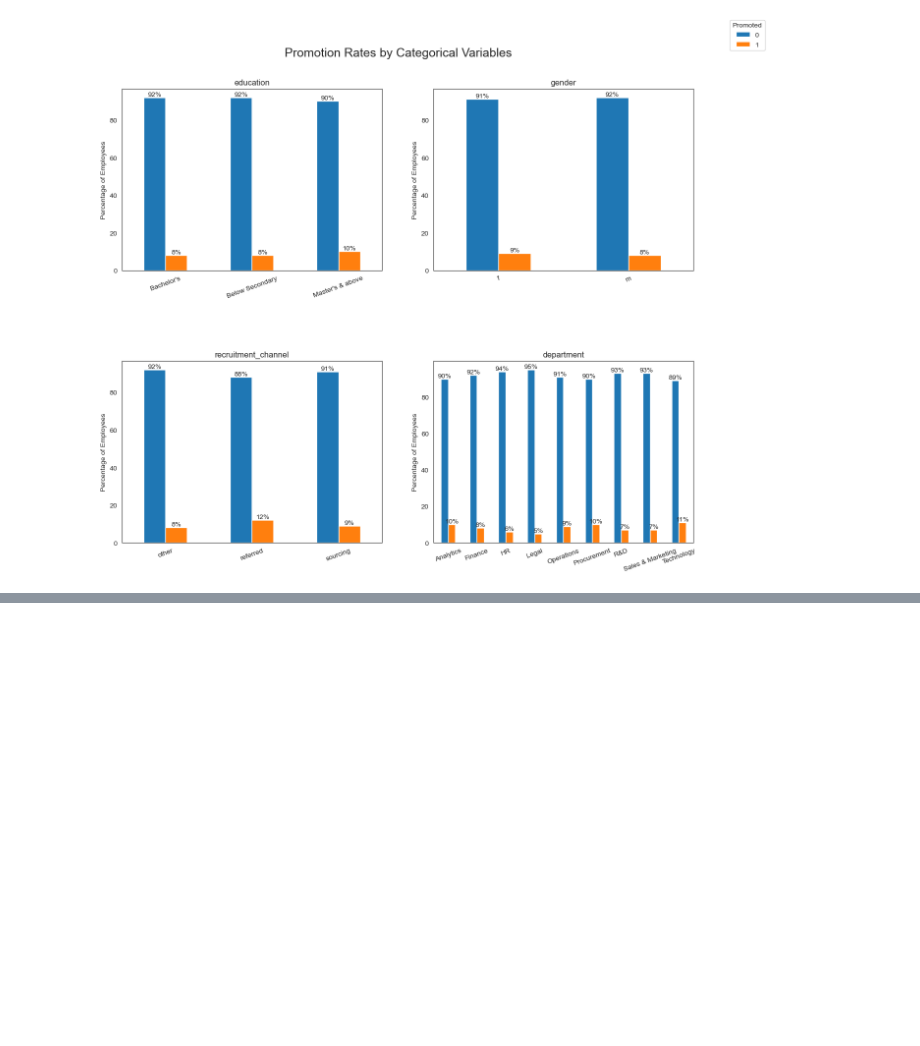
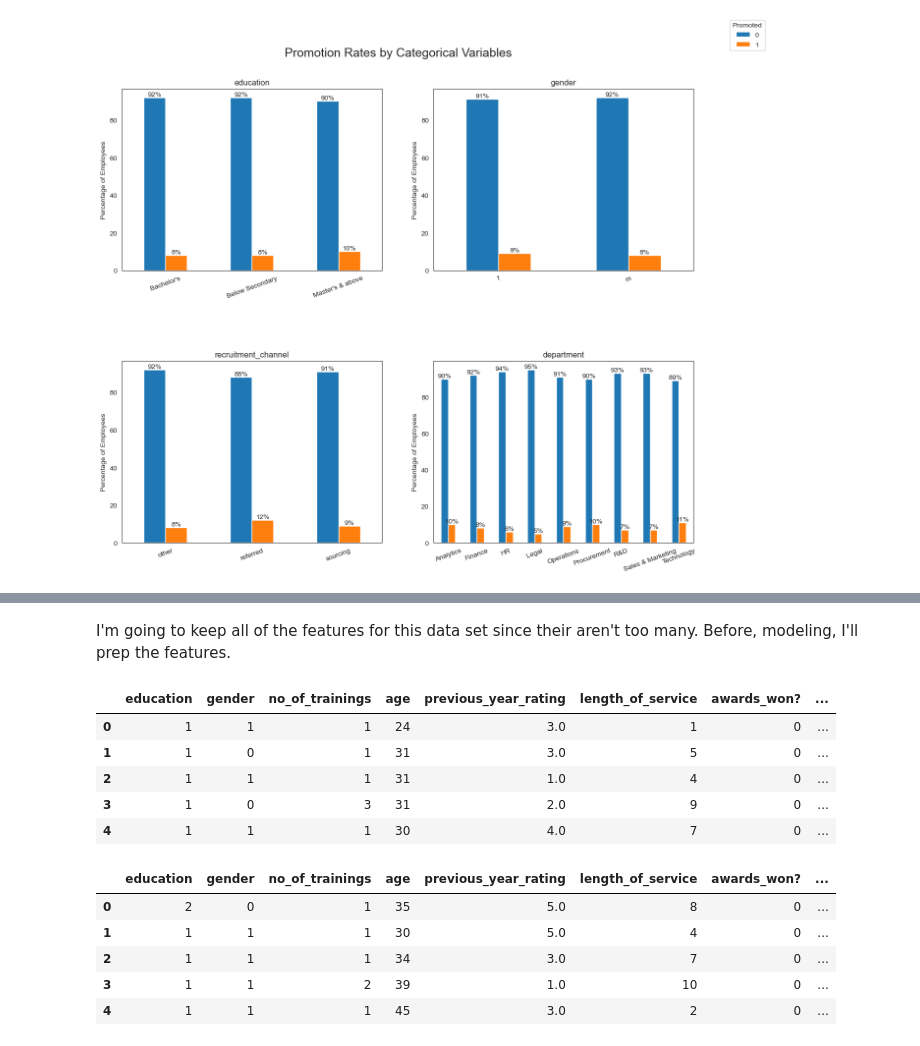
Before and after one commit to mlpost/Data-Projects, a Jupyter notebook: Kaggle HR Analytics/Predicting Promotions/predictingPromos.ipynb, the cells around one changed output, grey strips where cells are left out. Saved outputs shown, nothing was run; the diff lists cells and outputs as text; code cells hidden in the pictures; blank space fills up the shorter version.

```diff
--- a/Kaggle HR Analytics/Predicting Promotions/predictingPromos.ipynb
+++ b/Kaggle HR Analytics/Predicting Promotions/predictingPromos.ipynb
@@ -337,0 +340,17 @@ plt.show();
+# %%
+train_clean = train.copy()
+train_clean['has_rating'] = train_clean['previous_year_rating'].apply(lambda x: 0 if pd.isnull(x) else 1)
+train_clean['has_education'] = train_clean['previous_year_rating'].apply(lambda x: 0 if pd.isnull(x) else 1)
+test_clean = test.copy()
+
+imputer1 = SimpleImputer(strategy='median')
+imputer2 = SimpleImputer(strategy = 'most_frequent')
+
+train_clean['previous_year_rating'] = imputer1.fit_transform(train_clean[['previous_year_rating']])
+test_clean['previous_year_rating'] = imputer1.transform(test_clean[['previous_year_rating']])
+
+train_clean['education'] = imputer2.fit_transform(train_clean[['education']])
+test_clean['education'] = imputer2.transform(test_clean[['education']])
+
+train_clean.info()
+test_clean.info()
@@ -337,0 +375,36 @@ plt.show();
+# %% [markdown]
+I'm going to keep all of the features for this data set since their aren't too many. Before, modeling, I'll prep the features.
+# %%
+#Create dummy variables
+train_dummies = train_clean.copy()
+train_dummies['gender'] = train_dummies['gender'].apply(lambda x: 1 if x == 'm' else 0)
+train_dummies['education'] = train_dummies['education'].apply(lambda x: 0 if x == 'Below Secondary' else
+                                                                        1 if x == "Bachelor's"
+                                                                        else 2)
+#one-hot encoding
+train_dummies = pd.get_dummies(train_dummies, columns=['recruitment_channel', 'department', 'region'], drop_first=True)
+
+#Create dummy variables
+test_dummies = test_clean.copy()
+test_dummies['gender'] = test_dummies['gender'].apply(lambda x: 1 if x == 'm' else 0)
+test_dummies['education'] = test_dummies['education'].apply(lambda x: 0 if x == 'Below Secondary' else
+                                                                        1 if x == "Bachelor's"
+                                                                        else 2)
+#one-hot encoding
+test_dummies = pd.get_dummies(test_dummies, columns=['recruitment_channel', 'department', 'region'], drop_first=True)
+
+test_dummies.head()
+train_dummies.head()
+# %% [output]
+|  | education | gender | no_of_trainings | age | previous_year_rating | length_of_service | awards_won? | ... |
+| 0 | 1 | 1 | 1 | 24 | 3.0 | 1 | 0 | ... |
+| 1 | 1 | 0 | 1 | 31 | 3.0 | 5 | 0 | ... |
+| 2 | 1 | 1 | 1 | 31 | 1.0 | 4 | 0 | ... |
+| 3 | 1 | 0 | 3 | 31 | 2.0 | 9 | 0 | ... |
+| 4 | 1 | 1 | 1 | 30 | 4.0 | 7 | 0 | ... |
+|  | education | gender | no_of_trainings | age | previous_year_rating | length_of_service | awards_won? | ... |
+| 0 | 2 | 0 | 1 | 35 | 5.0 | 8 | 0 | ... |
+| 1 | 1 | 1 | 1 | 30 | 5.0 | 4 | 0 | ... |
+| 2 | 1 | 1 | 1 | 34 | 3.0 | 7 | 0 | ... |
+| 3 | 1 | 1 | 2 | 39 | 1.0 | 10 | 0 | ... |
+| 4 | 1 | 1 | 1 | 45 | 3.0 | 2 | 0 | ... |
```
Also changed, not shown: parts of 21 cells of this notebook, 1 other file.
